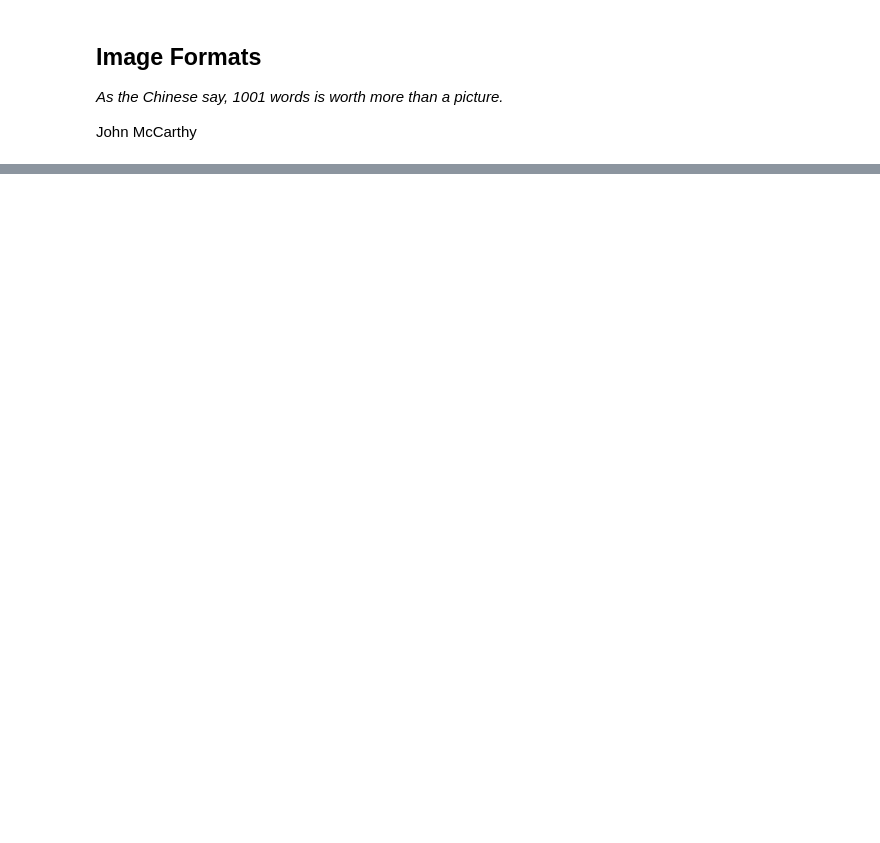
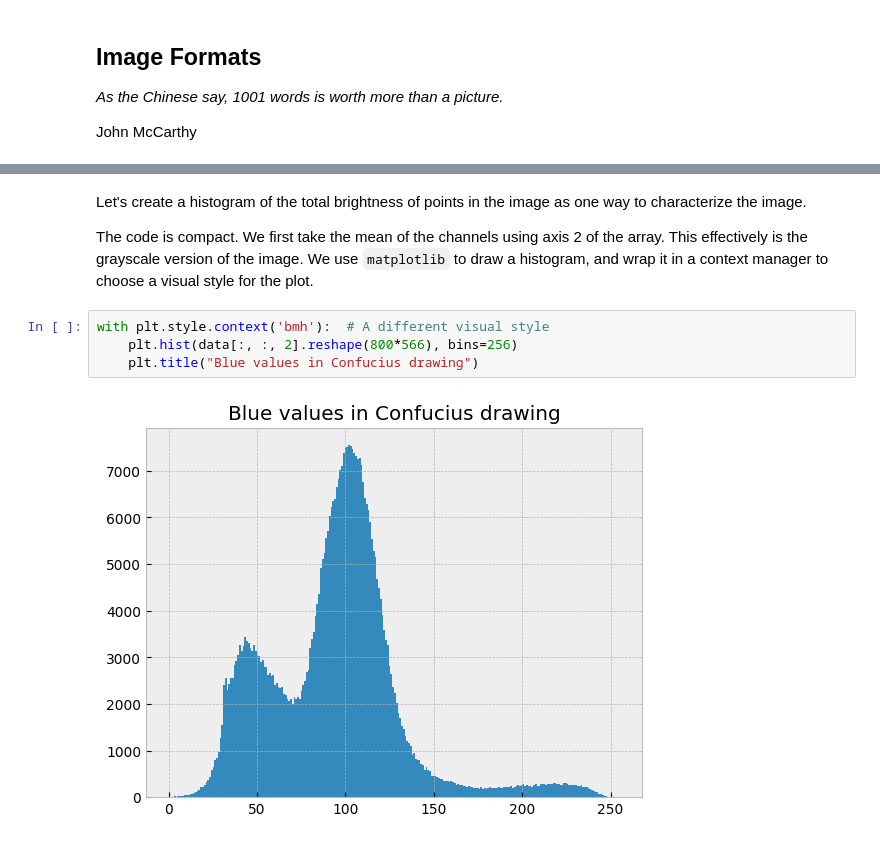
Before and after one commit to DavidMertz/CleaningDataVideo, a Jupyter notebook: Data_Ingestion-Other.ipynb, the cells around one changed output, grey strips where cells are left out. Drawn from its saved outputs; the diff is of its cells as text; blank space fills up the shorter version.

```diff
--- a/Data_Ingestion-Other.ipynb
+++ b/Data_Ingestion-Other.ipynb
@@ -373,0 +522,10 @@ Let us look at perhaps the most important aspect of images to data scientists.
+# %% [markdown]
+Let's create a histogram of the total brightness of points in the image as one way to characterize the image.
+
+The code is compact.  We first take the mean of the channels using axis 2 of the array.  This effectively is the grayscale version of the image.  We use `matplotlib` to draw a histogram, and wrap it in a context manager to choose a visual style for the plot.
+# %%
+with plt.style.context('bmh'):  # A different visual style
+    plt.hist(data[:, :, 2].reshape(800*566), bins=256)
+    plt.title("Blue values in Confucius drawing")
+# %% [output]
+[figure, added]
```
Also changed, not shown: parts of 113 cells of this notebook, 3 other files.
